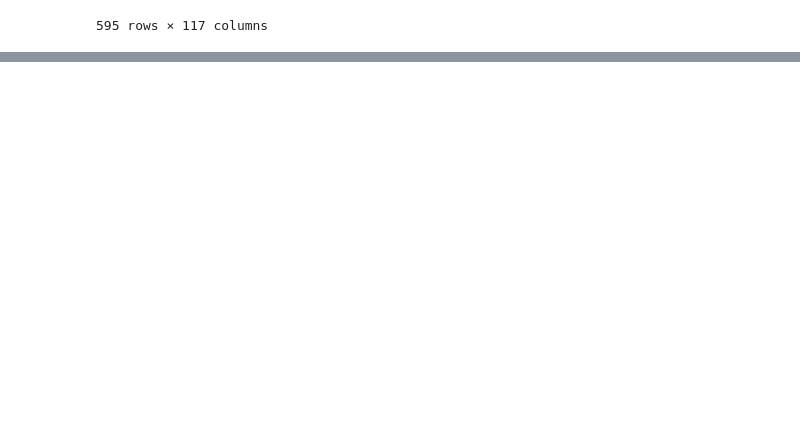
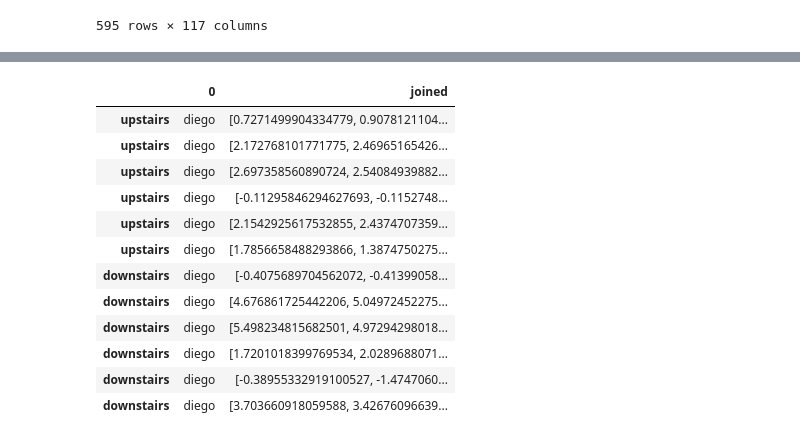
Before and after one commit to asd881018/Sensors-Noise-and-Walking-Human-Activity-Analysis, a Jupyter notebook: src.ipynb, the cells around one changed output, grey strips where cells are left out. Saved outputs shown, nothing was run; the diff lists cells and outputs as text; code cells hidden in the pictures; blank space fills up the shorter version.

```diff
--- a/src.ipynb
+++ b/src.ipynb
@@ -356,0 +400,56 @@ training_data
+# %%
+dlp_upstairs_1['name'] = 'diego'
+dlp_upstairs_2['name'] = 'diego'
+drp_downstairs_1['name'] = 'diego'
+drp_downstairs_2['name'] = 'diego'
+
+dlp_upstairs_1['movement'] = 'upstairs'
+dlp_upstairs_2['movement'] = 'upstairs'
+drp_downstairs_1['movement'] = 'downstairs'
+drp_downstairs_2['movement'] = 'downstairs'
+# %%
+dlp_upstairs_1_split = np.array_split(dlp_upstairs_1, 4)
+dlp_upstairs_2_split = np.array_split(dlp_upstairs_2, 4)
+drp_downstairs_1_split = np.array_split(drp_downstairs_1, 4)
+drp_downstairs_2_split = np.array_split(drp_downstairs_2, 4)
+# %%
+tnames = []
+tmove = []
+tdata = []
+
+for i in [dlp_upstairs_1_split, dlp_upstairs_2_split, drp_downstairs_1_split, drp_downstairs_2_split]:
+    for j in range(len(i) - 1):
+        temp = i[j]
+
+        if ((temp['name'] == 'diego').all()):
+            tnames.append('diego')
+        if ((temp['name'] == 'matt').all()):
+            tnames.append('matt')
+        if ((temp['name'] == 'sam').all()):
+            tnames.append('sam')
+        if ((temp['movement'] == 'upstairs').all()):
+            tmove.append('upstairs')
+        if ((temp['movement'] == 'downstairs').all()):
+            tmove.append('downstairs')
+
+        temp['combined'] = temp['y'] + temp['z']
+        tdata.append(np.asarray(temp['combined']))
+
+
+training_data = pd.DataFrame(tnames, tmove)
+training_data['joined'] = pd.Series(tdata, index = training_data.index)
+training_data
+# %% [output]
+|  | 0 | joined |
+| upstairs | diego | [0.7271499904334779, 0.9078121104... |
+| upstairs | diego | [2.172768101771775, 2.46965165426... |
+| upstairs | diego | [2.697358560890724, 2.54084939882... |
+| upstairs | diego | [-0.11295846294627693, -0.1152748... |
+| upstairs | diego | [2.1542925617532855, 2.4374707359... |
+| upstairs | diego | [1.7856658488293866, 1.3874750275... |
+| downstairs | diego | [-0.4075689704562072, -0.41399058... |
+| downstairs | diego | [4.676861725442206, 5.04972452275... |
+| downstairs | diego | [5.498234815682501, 4.97294298018... |
+| downstairs | diego | [1.7201018399769534, 2.0289688071... |
+| downstairs | diego | [-0.38955332919100527, -1.4747060... |
+| downstairs | diego | [3.703660918059588, 3.42676096639... |
```
Also changed, not shown: parts of 8 cells of this notebook.
